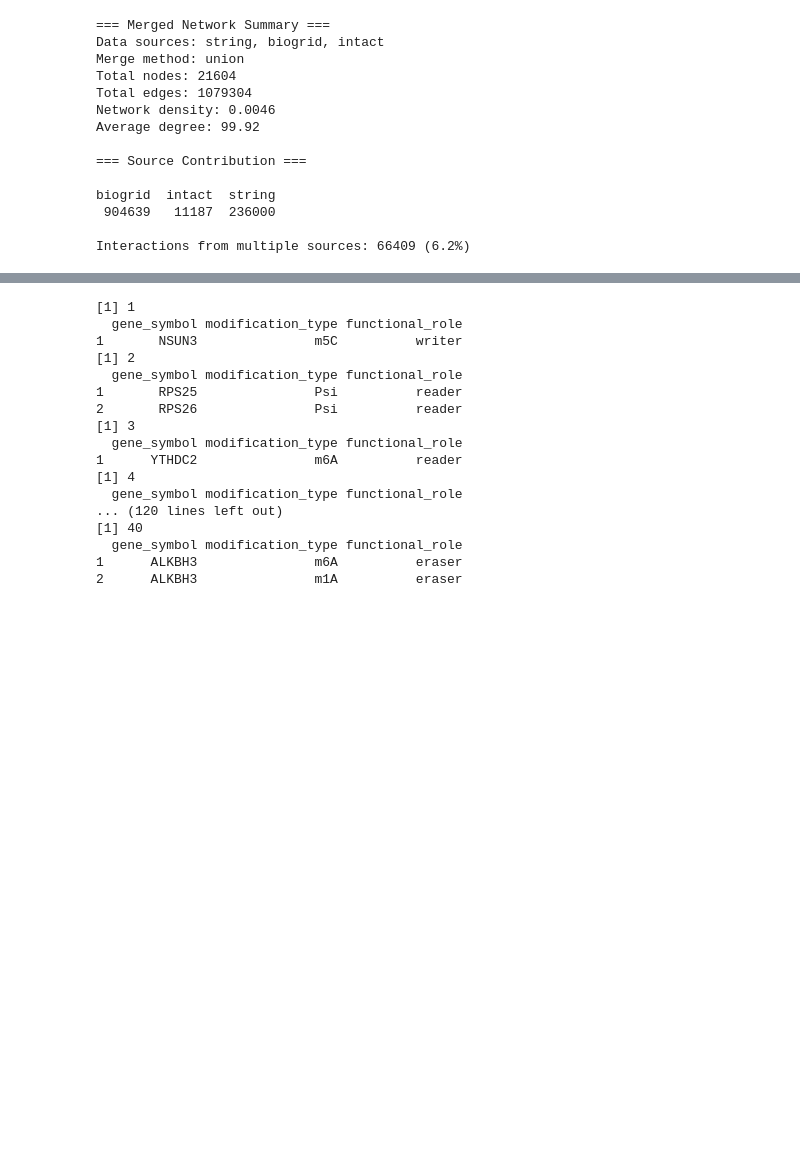
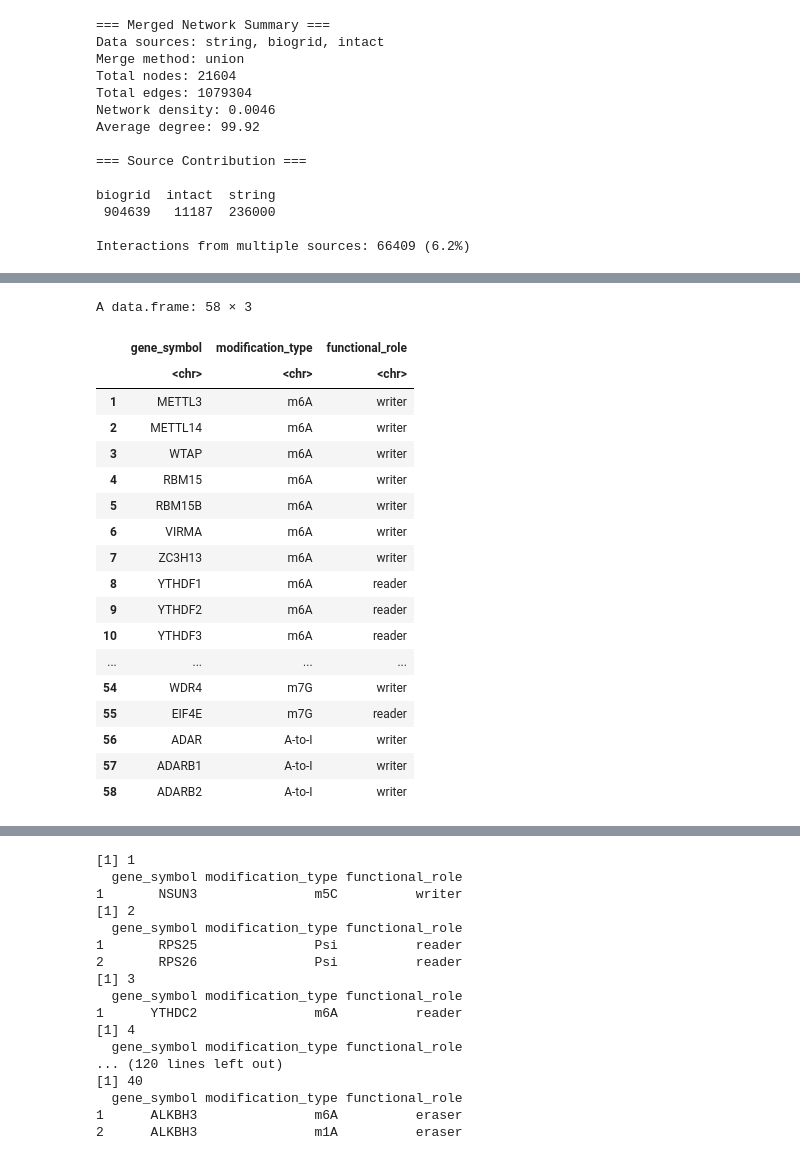
Before and after one commit to loganylchen/MPAGE, a Jupyter notebook: testing.ipynb, the cells around one changed output, grey strips where cells are left out. Drawn from its saved outputs; the diff is of its cells as text; code cells hidden in the pictures; blank space fills up the shorter version.

Commit message:
Implement code changes to enhance functionality and improve performance

```diff
--- a/testing.ipynb
+++ b/testing.ipynb
@@ -99,2 +99,24 @@ Identified 40 modules containing target proteins
 
 Total target proteins covered: 54
+# %%
+rna_mod_proteins
+# %% [output]
+A data.frame: 58 × 3
+|  | gene_symbol | modification_type | functional_role |
+|  | <chr> | <chr> | <chr> |
+| 1 | METTL3 | m6A | writer |
+| 2 | METTL14 | m6A | writer |
+| 3 | WTAP | m6A | writer |
+| 4 | RBM15 | m6A | writer |
+| 5 | RBM15B | m6A | writer |
+| 6 | VIRMA | m6A | writer |
+| 7 | ZC3H13 | m6A | writer |
+| 8 | YTHDF1 | m6A | reader |
+| 9 | YTHDF2 | m6A | reader |
+| 10 | YTHDF3 | m6A | reader |
+| ... | ... | ... | ... |
+| 54 | WDR4 | m7G | writer |
+| 55 | EIF4E | m7G | reader |
+| 56 | ADAR | A-to-I | writer |
+| 57 | ADARB1 | A-to-I | writer |
+| 58 | ADARB2 | A-to-I | writer |
```
Also changed, not shown: parts of 22 cells of this notebook, 4 other files.
